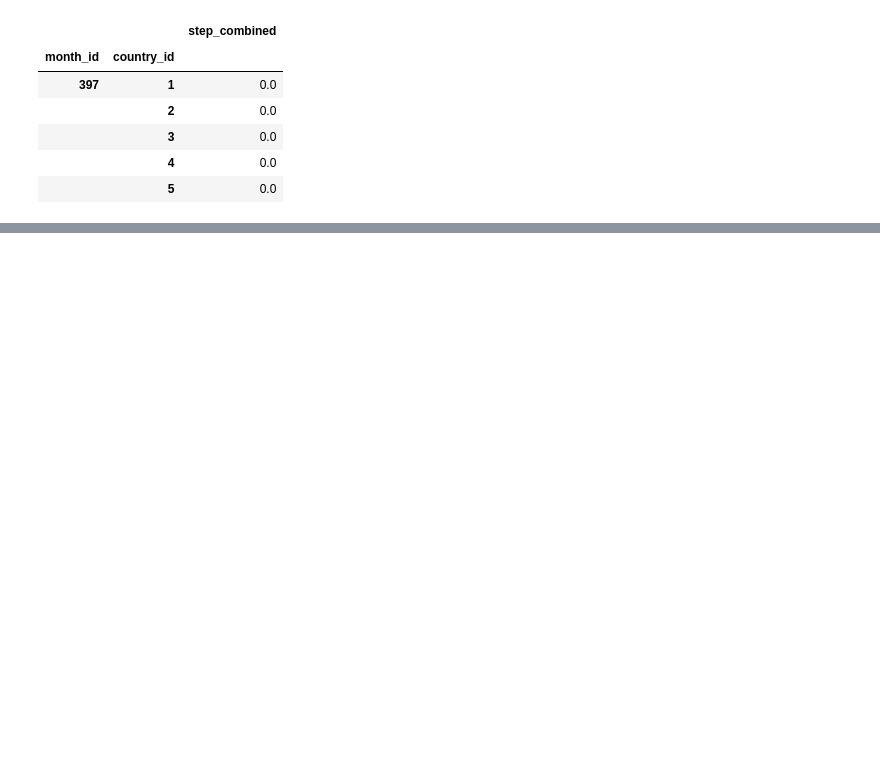
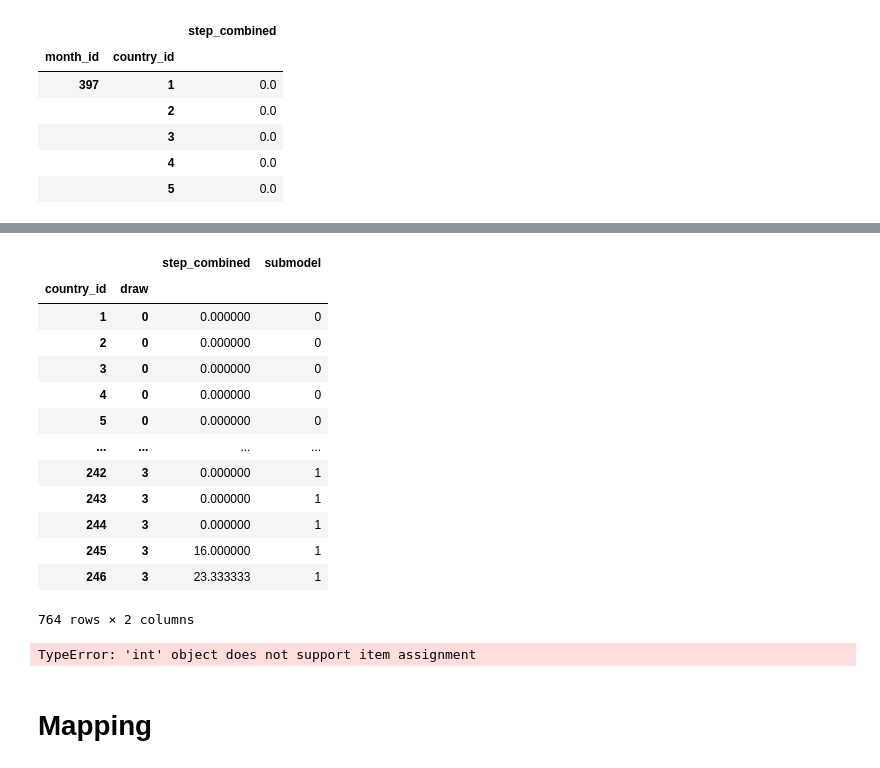
Before and after one commit to views-platform/views-stepshifter, a Jupyter notebook: views_stepshifter/models/Predictions_explorer.ipynb, the cells around one changed output, grey strips where cells are left out. Drawn from its saved outputs; the diff is of its cells as text; code cells hidden in the pictures; blank space fills up the shorter version.

```diff
--- a/views_stepshifter/models/Predictions_explorer.ipynb
+++ b/views_stepshifter/models/Predictions_explorer.ipynb
@@ -114,0 +152,24 @@ predictions_full_df.loc[month, 245].head()
+# %%
+predictions_full_df.loc[month]
+# %% [output]
+|  |  | step_combined | submodel |
+| country_id | draw |  |  |
+| 1 | 0 | 0.000000 | 0 |
+| 2 | 0 | 0.000000 | 0 |
+| 3 | 0 | 0.000000 | 0 |
+| 4 | 0 | 0.000000 | 0 |
+| 5 | 0 | 0.000000 | 0 |
+| ... | ... | ... | ... |
+| 242 | 3 | 0.000000 | 1 |
+| 243 | 3 | 0.000000 | 1 |
+| 244 | 3 | 0.000000 | 1 |
+| 245 | 3 | 16.000000 | 1 |
+| 246 | 3 | 23.333333 | 1 |
+764 rows × 2 columns
+# %%
+sigma=0.3
+pred_samples = 1
+
+predictions_full_df['newsample'] = np.where(predictions_full_df['step_combined']>0, np.round(np.random.lognormal(np.log1p(predictions_full_df['step_combined'],pred_samples), sigma)-1), 0)
+# %% [output]
+TypeError: 'int' object does not support item assignment
@@ -114,0 +178,2 @@ predictions_full_df.loc[month, 245].head()
+# %% [markdown]
+# Mapping
```
Also changed, not shown: parts of 12 cells of this notebook, 1 other file.
